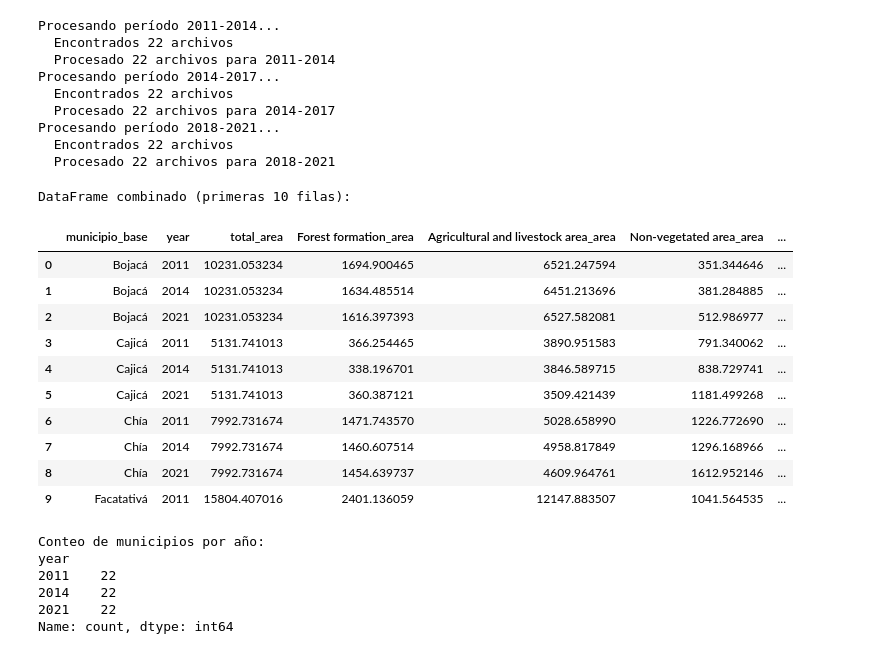
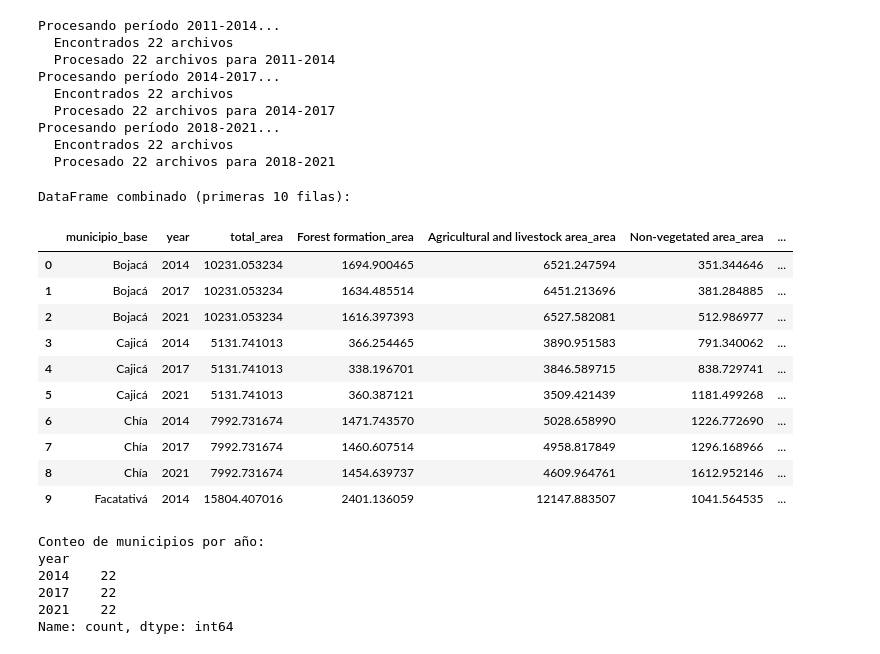
Before and after one commit to wilomaku/maps-social-Colombia, a Jupyter notebook: src/12_EDA_usos_suelo_time.ipynb, the cells around one changed output. Cells and saved outputs as stored; diff of their text form; code cells hidden in the pictures.

```diff
--- a/src/12_EDA_usos_suelo_time.ipynb
+++ b/src/12_EDA_usos_suelo_time.ipynb
@@ -133,8 +133,8 @@ transition_periods = [
 ]
 
 # Diccionarios para almacenar los resultados por año
-data_2011 = {}
 data_2014 = {}
+data_2017 = {}
 data_2021 = {}
 
 # Procesar cada período de transición
@@ -170,25 +170,25 @@ for start_year, end_year, pattern in transition_periods:
         # Procesar según el año
         if start_year == 2011 and end_year == 2014:
             # Para 2011: usar área de inicio (from_class)
-            if municipio_base not in data_2011:
-                data_2011[municipio_base] = {'total_area': total_area}
-            for cls in classes_of_interest:
-                data_2011[municipio_base][cls] = area_from.get(cls, 0.0)
-            # Para 2014: usar área de fin (to_class) del mismo período
             if municipio_base not in data_2014:
                 data_2014[municipio_base] = {'total_area': total_area}
             for cls in classes_of_interest:
-                data_2014[municipio_base][cls] = area_to.get(cls, 0.0)
+                data_2014[municipio_base][cls] = area_from.get(cls, 0.0)
+            # Para 2014: usar área de fin (to_class) del mismo período
+            if municipio_base not in data_2017:
+                data_2017[municipio_base] = {'total_area': total_area}
+            for cls in classes_of_interest:
+                data_2017[municipio_base][cls] = area_to.get(cls, 0.0)
         elif start_year == 2014 and end_year == 2017:
             # Para 2014: también podemos usar el año de inicio de 2014-2017 (debería ser consistente con el anterior)
             # Pero ya lo tenemos de 2011-2014, así que lo verificamos
-            if municipio_base not in data_2014:
-                data_2014[municipio_base] = {'total_area': total_area}
+            if municipio_base not in data_2017:
+                data_2017[municipio_base] = {'total_area': total_area}
             for cls in classes_of_interest:
                 # Si ya existe, promediamos? Pero asumimos consistencia.
                 # Si no existe, lo establecemos.
-                if cls not in data_2014[municipio_base]:
-                    data_2014[municipio_base][cls] = area_from.get(cls, 0.0)
+                if cls not in data_2017[municipio_base]:
+                    data_2017[municipio_base][cls] = area_from.get(cls, 0.0)
             # Para 2017: no lo necesitamos
         elif start_year == 2018 and end_year == 2021:
             # Para 2021: usar área de fin (to_class)
@@ -240,49 +240,49 @@ def compute_percentages_and_wei(data_dict, year_label):
             'Non-vegetated area': 0.0,
             'Water body': 1.0
         }
         wei = sum(areas[cls] * wei_weights[cls] for cls in classes) / total_area if total_area > 0 else 0.0
         record['WEI'] = wei
 
         records.append(record)
 
     df = pd.DataFrame(records)
     return df
 
 # Procesar cada año
-df_2011 = compute_percentages_and_wei(data_2011, 2011)
 df_2014 = compute_percentages_and_wei(data_2014, 2014)
+df_2017 = compute_percentages_and_wei(data_2017, 2017)
 df_2021 = compute_percentages_and_wei(data_2021, 2021)
 
 # Combinar todos los años
-df_all = pd.concat([df_2011, df_2014, df_2021], ignore_index=True)
+df_all = pd.concat([df_2014, df_2017, df_2021], ignore_index=True)
 
 # Ordenar por municipio y año
 df_all = df_all.sort_values(['municipio_base', 'year']).reset_index(drop=True)
 
 # Mostrar una vista previa
 print("DataFrame combinado (primeras 10 filas):")
 display(df_all.head(10))
 
 # Verificar que tenemos datos para los 21 municipios en cada año
 print("\nConteo de municipios por año:")
 print(df_all['year'].value_counts().sort_index())
 # %% [output]
 DataFrame combinado (primeras 10 filas):
 |  | municipio_base | year | total_area | Forest formation_area | Agricultural and livestock area_area | Non-vegetated area_area | ... |
-| 0 | Bojacá | 2011 | 10231.053234 | 1694.900465 | 6521.247594 | 351.344646 | ... |
-| 1 | Bojacá | 2014 | 10231.053234 | 1634.485514 | 6451.213696 | 381.284885 | ... |
+| 0 | Bojacá | 2014 | 10231.053234 | 1694.900465 | 6521.247594 | 351.344646 | ... |
+| 1 | Bojacá | 2017 | 10231.053234 | 1634.485514 | 6451.213696 | 381.284885 | ... |
 | 2 | Bojacá | 2021 | 10231.053234 | 1616.397393 | 6527.582081 | 512.986977 | ... |
-| 3 | Cajicá | 2011 | 5131.741013 | 366.254465 | 3890.951583 | 791.340062 | ... |
-| 4 | Cajicá | 2014 | 5131.741013 | 338.196701 | 3846.589715 | 838.729741 | ... |
+| 3 | Cajicá | 2014 | 5131.741013 | 366.254465 | 3890.951583 | 791.340062 | ... |
+| 4 | Cajicá | 2017 | 5131.741013 | 338.196701 | 3846.589715 | 838.729741 | ... |
 | 5 | Cajicá | 2021 | 5131.741013 | 360.387121 | 3509.421439 | 1181.499268 | ... |
-| 6 | Chía | 2011 | 7992.731674 | 1471.743570 | 5028.658990 | 1226.772690 | ... |
-| 7 | Chía | 2014 | 7992.731674 | 1460.607514 | 4958.817849 | 1296.168966 | ... |
+| 6 | Chía | 2014 | 7992.731674 | 1471.743570 | 5028.658990 | 1226.772690 | ... |
+| 7 | Chía | 2017 | 7992.731674 | 1460.607514 | 4958.817849 | 1296.168966 | ... |
 | 8 | Chía | 2021 | 7992.731674 | 1454.639737 | 4609.964761 | 1612.952146 | ... |
-| 9 | Facatativá | 2011 | 15804.407016 | 2401.136059 | 12147.883507 | 1041.564535 | ... |
+| 9 | Facatativá | 2014 | 15804.407016 | 2401.136059 | 12147.883507 | 1041.564535 | ... |
 Conteo de municipios por año:
 year
-2011    22
 2014    22
+2017    22
 2021    22
 Name: count, dtype: int64
 # %%
```
Also changed, not shown: parts of 1 cell of this notebook.
